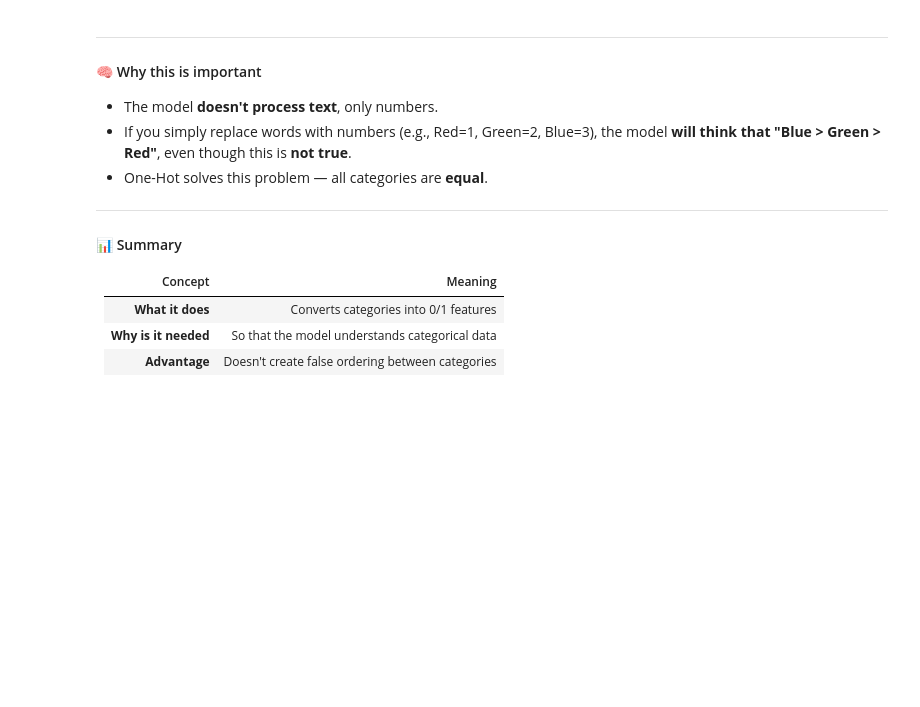
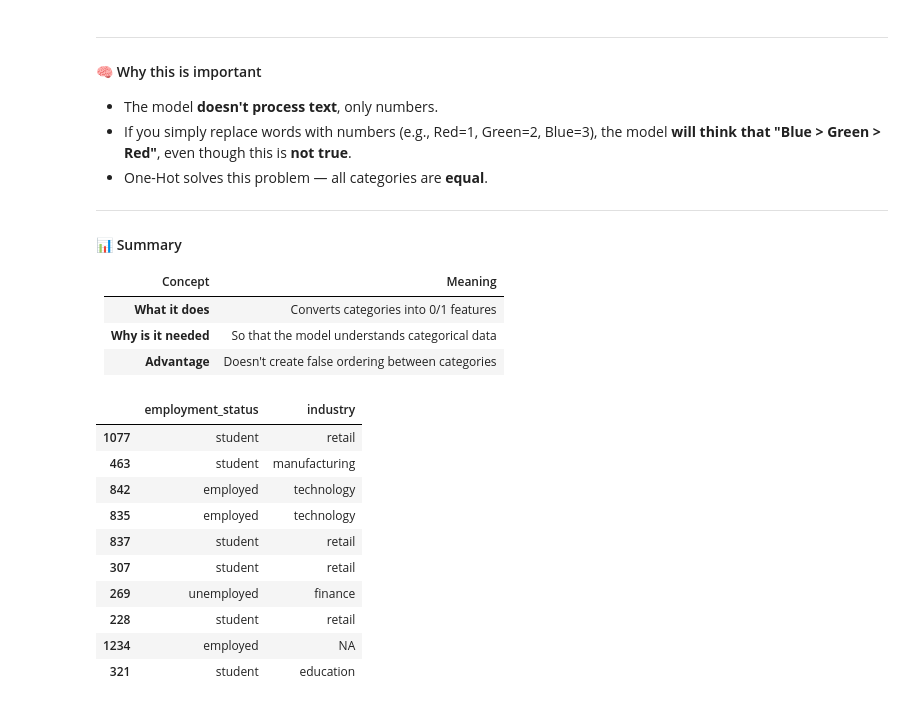
Before and after one commit to ArkadiyShuvaev/machine-learning-zoomcamp, a Jupyter notebook: src/03-classification/03-hw.ipynb, the cells around one changed output. Drawn from its saved outputs; the diff is of its cells as text; code cells hidden in the pictures; blank space fills up the shorter version.

```diff
--- a/src/03-classification/03-hw.ipynb
+++ b/src/03-classification/03-hw.ipynb
@@ -743,3 +745,17 @@ the model **will think that "Blue > Green > Red"**, even though this is **not tr
 | **Advantage** | Doesn't create false ordering between categories |
 # %%
 from sklearn.feature_extraction import DictVectorizer
+# %%
+df_train[["employment_status", "industry"]].iloc[:10]
+# %% [output]
+|  | employment_status | industry |
+| 1077 | student | retail |
+| 463 | student | manufacturing |
+| 842 | employed | technology |
+| 835 | employed | technology |
+| 837 | student | retail |
+| 307 | student | retail |
+| 269 | unemployed | finance |
+| 228 | student | retail |
+| 1234 | employed | NA |
+| 321 | student | education |
```
Also changed, not shown: parts of 21 cells of this notebook.
